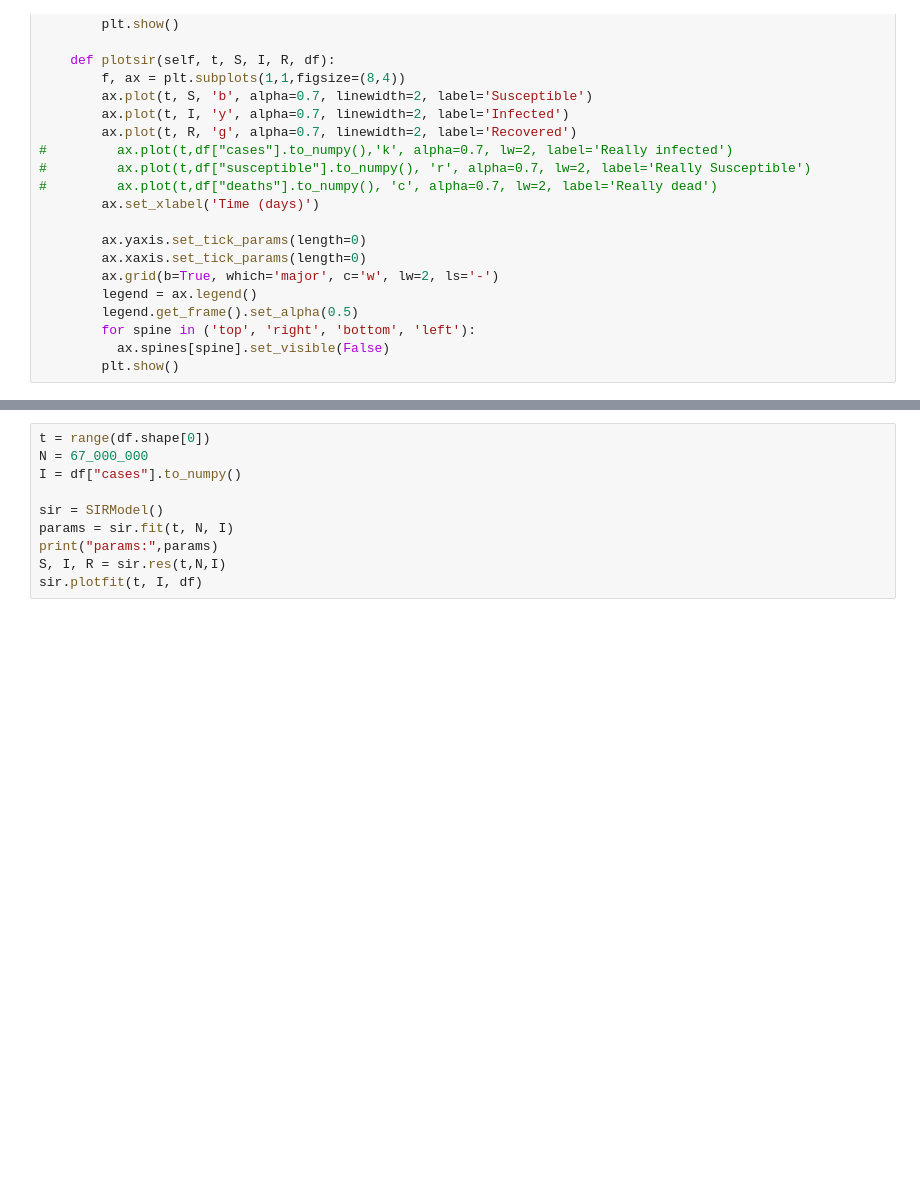
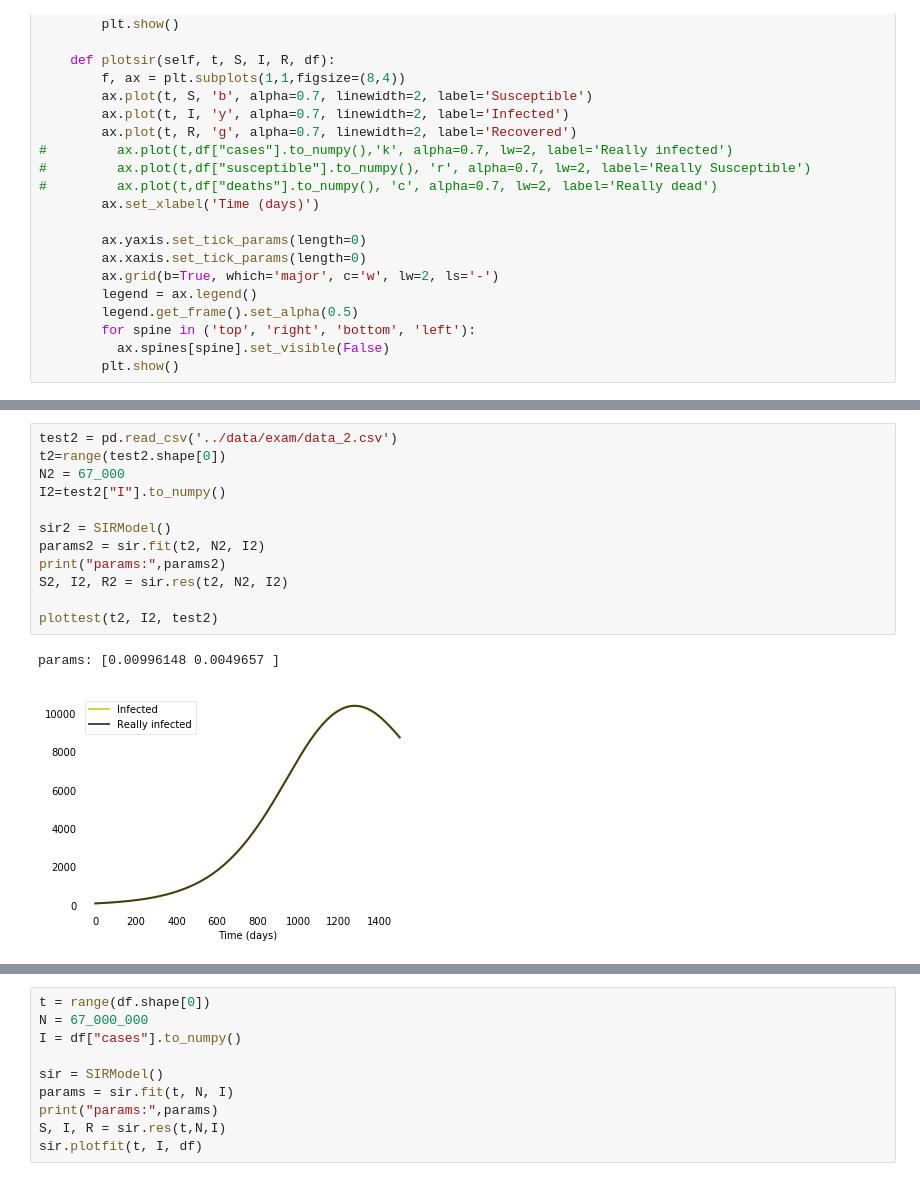
Before and after one commit to klchai/ML_COVID-19, a Jupyter notebook: model/sir.ipynb, the cells around one changed output, grey strips where cells are left out. Saved outputs shown, nothing was run; the diff lists cells and outputs as text; blank space fills up the shorter version.

```diff
--- a/model/sir.ipynb
+++ b/model/sir.ipynb
@@ -116,0 +149,15 @@ class SIRModel():
+# %%
+test2 = pd.read_csv('../data/exam/data_2.csv')
+t2=range(test2.shape[0])
+N2 = 67_000
+I2=test2["I"].to_numpy()
+
+sir2 = SIRModel()
+params2 = sir.fit(t2, N2, I2)
+print("params:",params2)
+S2, I2, R2 = sir.res(t2, N2, I2)
+
+plottest(t2, I2, test2)
+# %% [output]
+params: [0.00996148 0.0049657 ]
+[figure, added]
```
Also changed, not shown: parts of 5 cells of this notebook, 4 other files.
